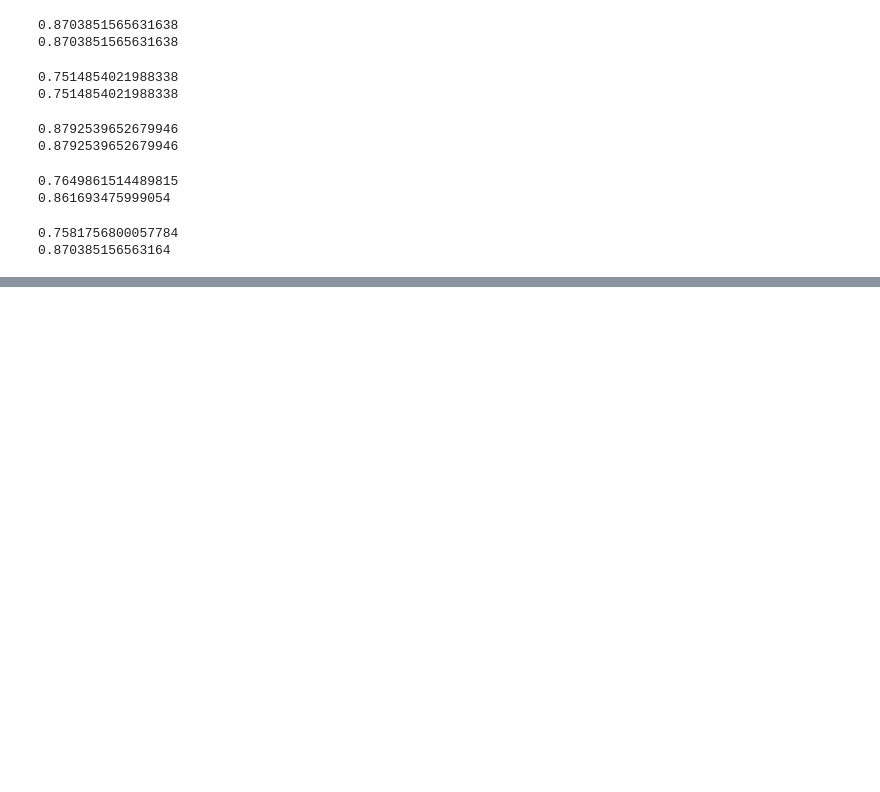
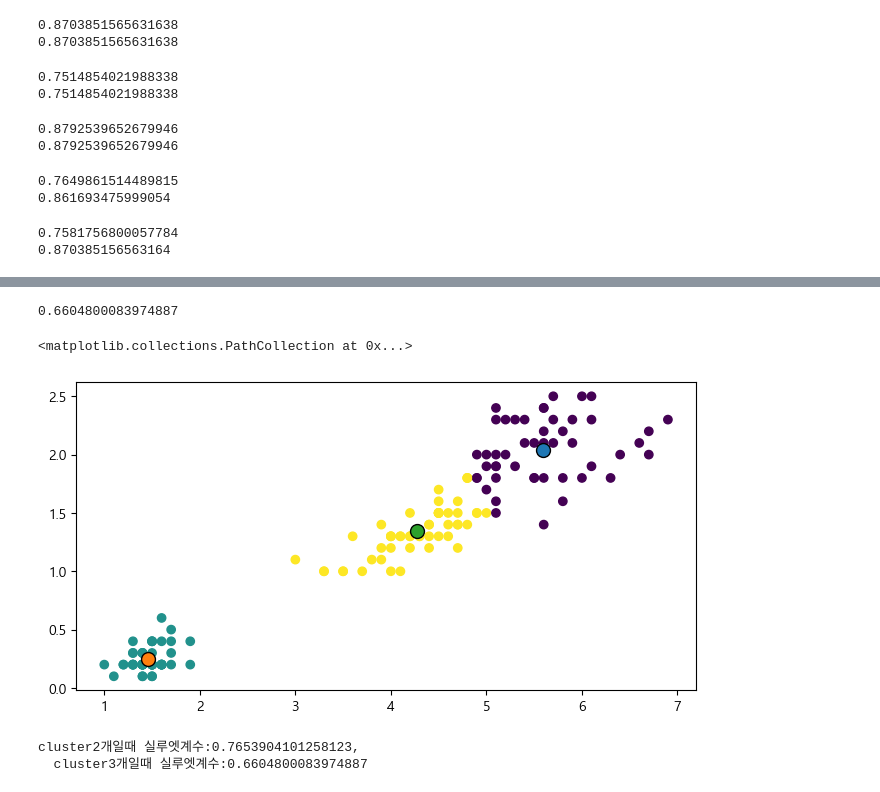
Before and after one commit to jack8704/ai, a Jupyter notebook: source/08_MachineLearning/2장_군집분석.ipynb, the cells around one changed output, grey strips where cells are left out. Saved outputs shown, nothing was run; the diff lists cells and outputs as text; code cells hidden in the pictures; blank space fills up the shorter version.

```diff
--- a/source/08_MachineLearning/2장_군집분석.ipynb
+++ b/source/08_MachineLearning/2장_군집분석.ipynb
@@ -746,0 +857,20 @@ print(v_measure_score(iris_y2, pred2)) # 클러스터 2개
+# %%
+model = KMeans(n_clusters=3, n_init=10)
+model.fit(data)
+cluster_labels=model.labels_
+c0, c1, c2=model.cluster_centers_
+score3=silhouette_score(data, cluster_labels)
+print(score3)
+plt.scatter(x=data.iloc[:,0],y=data.iloc[:,1], c=cluster_labels)
+plt.scatter(c0[0],c0[1], s=100, edgecolors='k')
+plt.scatter(c1[0],c1[1], s=100, edgecolors='k')
+plt.scatter(c2[0],c2[1], s=100, edgecolors='k')
+# %% [output]
+0.6604800083974887
+<matplotlib.collections.PathCollection at 0x...>
+[figure, added]
+# %%
+print(f'cluster2개일때 실루엣계수:{score2},\n  cluster3개일때 실루엣계수:{score3}')
+# %% [output]
+cluster2개일때 실루엣계수:0.7653904101258123,
+  cluster3개일때 실루엣계수:0.6604800083974887
```
Also changed, not shown: parts of 10 cells of this notebook, 2 other files.
